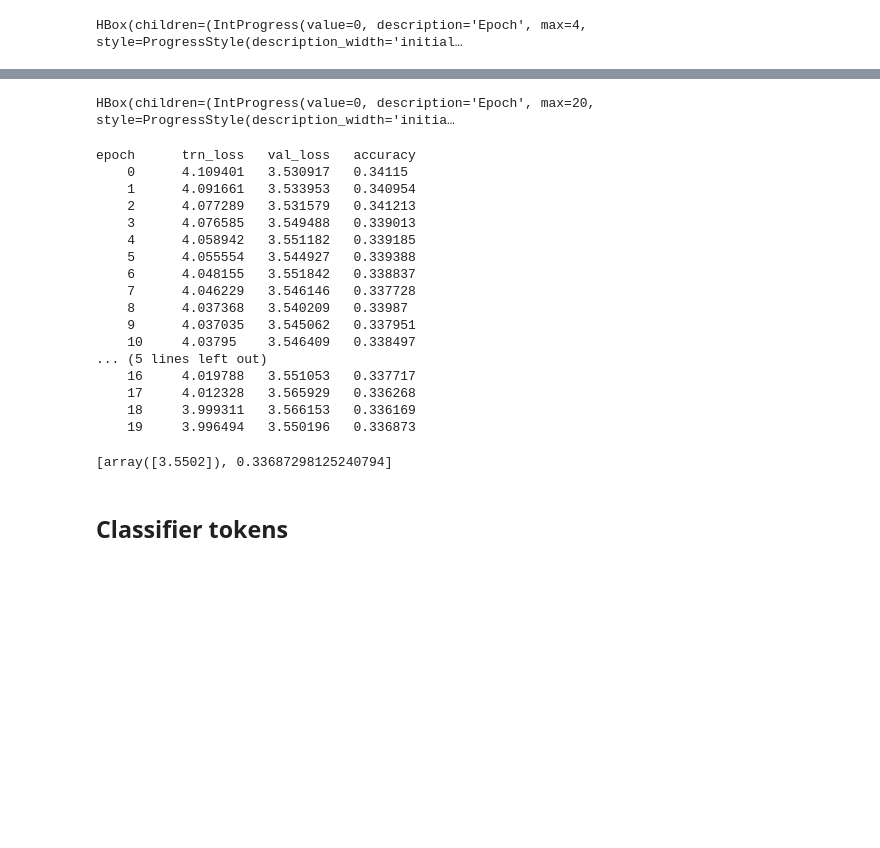
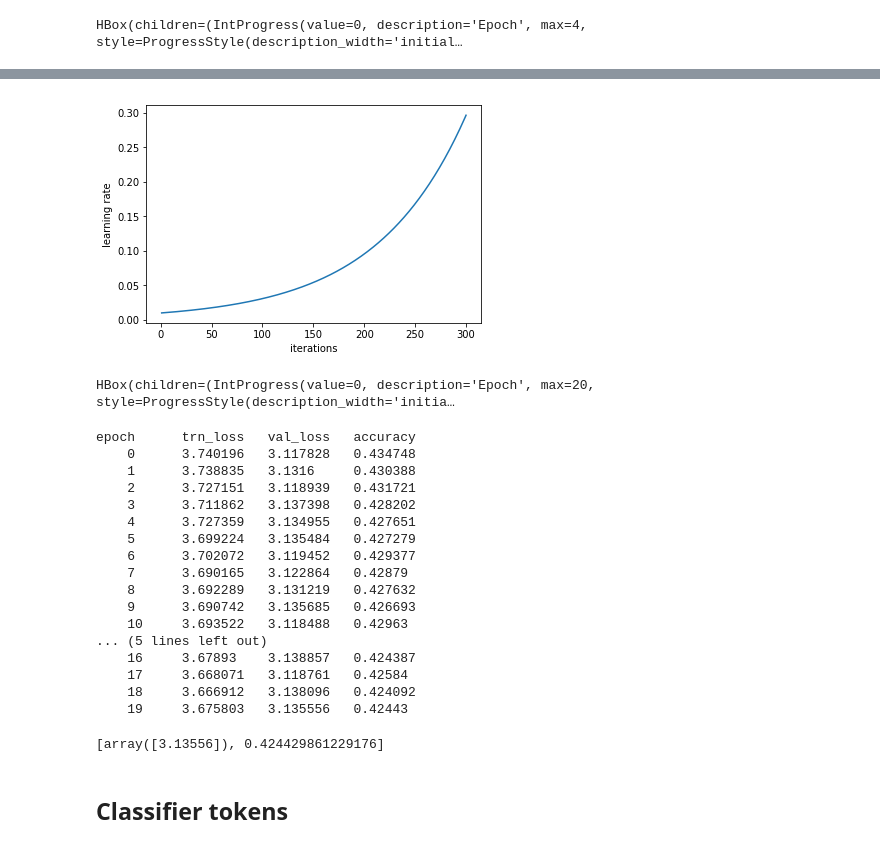
Before and after one commit to dpalominop/ULMFit, a Jupyter notebook: Classifier.ipynb, the cells around one changed output, grey strips where cells are left out. Cells and saved outputs as stored; diff of their text form; code cells hidden in the pictures; blank space fills up the shorter version.

```diff
--- a/Classifier.ipynb
+++ b/Classifier.ipynb
@@ -532 +489,5 @@ learn.sched.plot()
+# %%
+learn.sched.plot_lr()
+# %% [output]
+[figure, added]
 # %%
@@ -535,27 +496,27 @@ lrs = lr
 # %%
 learn.clip=0.12
 # %%
-learn.fit(lr, 20, cycle_len=1, use_clr_beta=(10,33,0.95,0.85), best_save_name='lm1_wgts')
+learn.fit(lr, 2, cycle_len=10, use_clr_beta=(10,33,0.95,0.85), best_save_name='lm1_wgts')
 # %% [output]
 HBox(children=(IntProgress(value=0, description='Epoch', max=20, style=ProgressStyle(description_width='initia…
 epoch      trn_loss   val_loss   accuracy
-    0      4.109401   3.530917   0.34115
-    1      4.091661   3.533953   0.340954
-    2      4.077289   3.531579   0.341213
-    3      4.076585   3.549488   0.339013
-    4      4.058942   3.551182   0.339185
-    5      4.055554   3.544927   0.339388
-    6      4.048155   3.551842   0.338837
-    7      4.046229   3.546146   0.337728
-    8      4.037368   3.540209   0.33987
-    9      4.037035   3.545062   0.337951
-    10     4.03795    3.546409   0.338497
+    0      3.740196   3.117828   0.434748
+    1      3.738835   3.1316     0.430388
+    2      3.727151   3.118939   0.431721
+    3      3.711862   3.137398   0.428202
+    4      3.727359   3.134955   0.427651
+    5      3.699224   3.135484   0.427279
+    6      3.702072   3.119452   0.429377
+    7      3.690165   3.122864   0.42879
+    8      3.692289   3.131219   0.427632
+    9      3.690742   3.135685   0.426693
+    10     3.693522   3.118488   0.42963
 ... (5 lines left out)
-    16     4.019788   3.551053   0.337717
-    17     4.012328   3.565929   0.336268
-    18     3.999311   3.566153   0.336169
-    19     3.996494   3.550196   0.336873
+    16     3.67893    3.138857   0.424387
+    17     3.668071   3.118761   0.42584
+    18     3.666912   3.138096   0.424092
+    19     3.675803   3.135556   0.42443
-[array([3.5502]), 0.33687298125240794]
+[array([3.13556]), 0.424429861229176]
 # %%
 learn.load('lm1_wgts')
 learn.save_encoder('lm1_enc')
```
Also changed, not shown: parts of 26 cells of this notebook, 2 other files.
